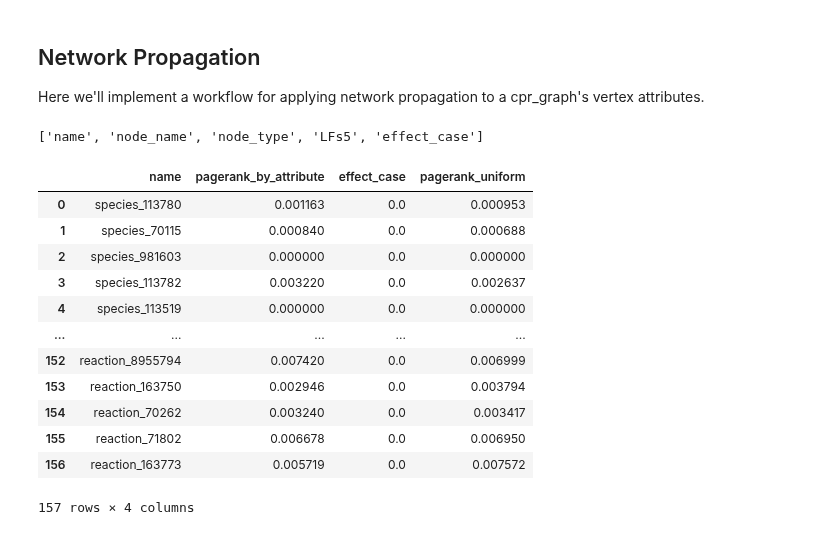
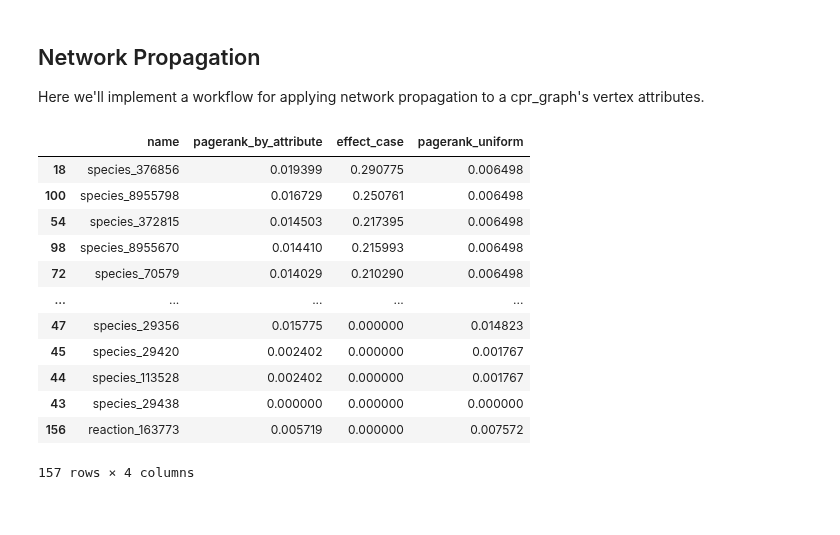
Before and after one commit to napistu/napistu-scrapyard, a Jupyter notebook: scraps/ppr.ipynb, the cells around one changed output. Saved outputs shown, nothing was run; the diff lists cells and outputs as text; code cells hidden in the pictures.

Commit message:
PoC for net propagation

```diff
--- a/scraps/ppr.ipynb
+++ b/scraps/ppr.ipynb
@@ -275,25 +267,21 @@ test_utils.test_personalized_pagerank_by_attribute_all_zero()
-# %%
-graph_w_annotations.vs.attributes()
-# %% [output]
-['name', 'node_name', 'node_type', 'LFs5', 'effect_case']
 # %%
 RESET_PROPORTIONAL_TO = "effect_case"
 
-utils.personalized_pagerank_by_attribute(
+net_propagation.personalized_pagerank_by_attribute(
     graph_w_annotations,
     RESET_PROPORTIONAL_TO
-)
+).sort_values("effect_case", ascending=False)
 # %% [output]
 |  | name | pagerank_by_attribute | effect_case | pagerank_uniform |
-| 0 | species_113780 | 0.001163 | 0.0 | 0.000953 |
-| 1 | species_70115 | 0.000840 | 0.0 | 0.000688 |
-| 2 | species_981603 | 0.000000 | 0.0 | 0.000000 |
-| 3 | species_113782 | 0.003220 | 0.0 | 0.002637 |
-| 4 | species_113519 | 0.000000 | 0.0 | 0.000000 |
+| 18 | species_376856 | 0.019399 | 0.290775 | 0.006498 |
+| 100 | species_8955798 | 0.016729 | 0.250761 | 0.006498 |
+| 54 | species_372815 | 0.014503 | 0.217395 | 0.006498 |
+| 98 | species_8955670 | 0.014410 | 0.215993 | 0.006498 |
+| 72 | species_70579 | 0.014029 | 0.210290 | 0.006498 |
 | ... | ... | ... | ... | ... |
-| 152 | reaction_8955794 | 0.007420 | 0.0 | 0.006999 |
-| 153 | reaction_163750 | 0.002946 | 0.0 | 0.003794 |
-| 154 | reaction_70262 | 0.003240 | 0.0 | 0.003417 |
-| 155 | reaction_71802 | 0.006678 | 0.0 | 0.006950 |
-| 156 | reaction_163773 | 0.005719 | 0.0 | 0.007572 |
+| 47 | species_29356 | 0.015775 | 0.000000 | 0.014823 |
+| 45 | species_29420 | 0.002402 | 0.000000 | 0.001767 |
+| 44 | species_113528 | 0.002402 | 0.000000 | 0.001767 |
+| 43 | species_29438 | 0.000000 | 0.000000 | 0.000000 |
+| 156 | reaction_163773 | 0.005719 | 0.000000 | 0.007572 |
 157 rows × 4 columns
```
Also changed, not shown: parts of 6 cells of this notebook, 2 other files.
